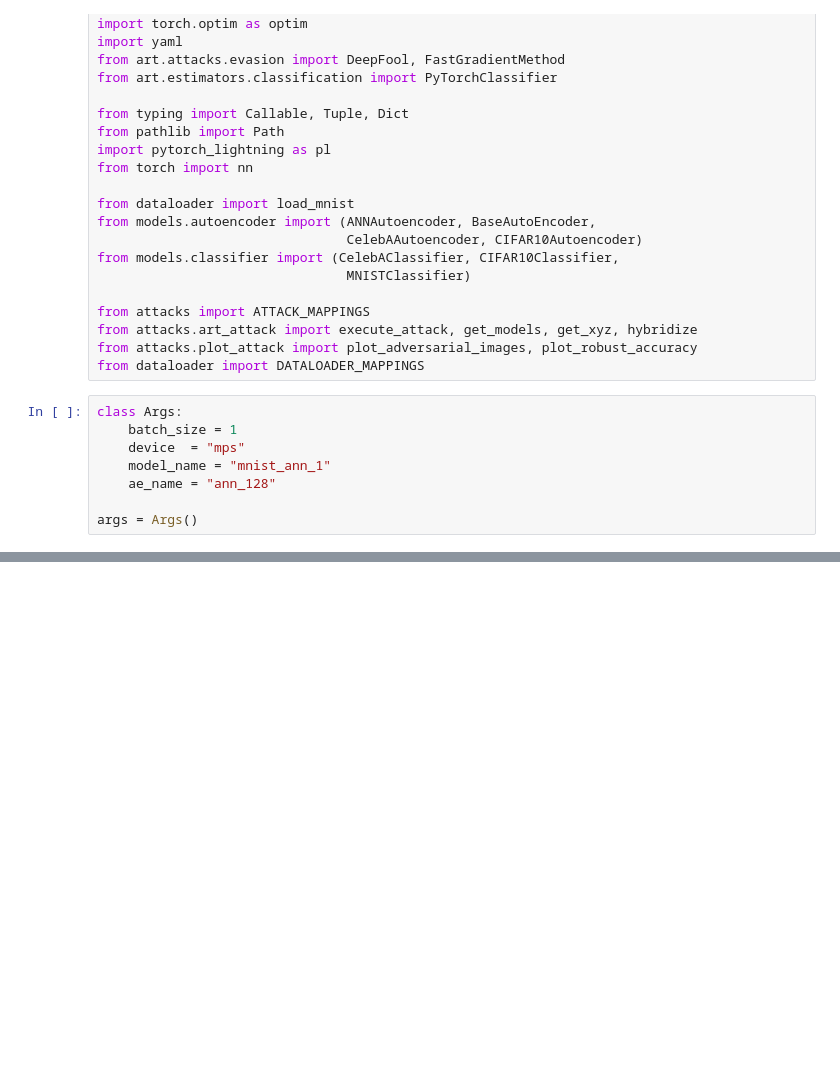
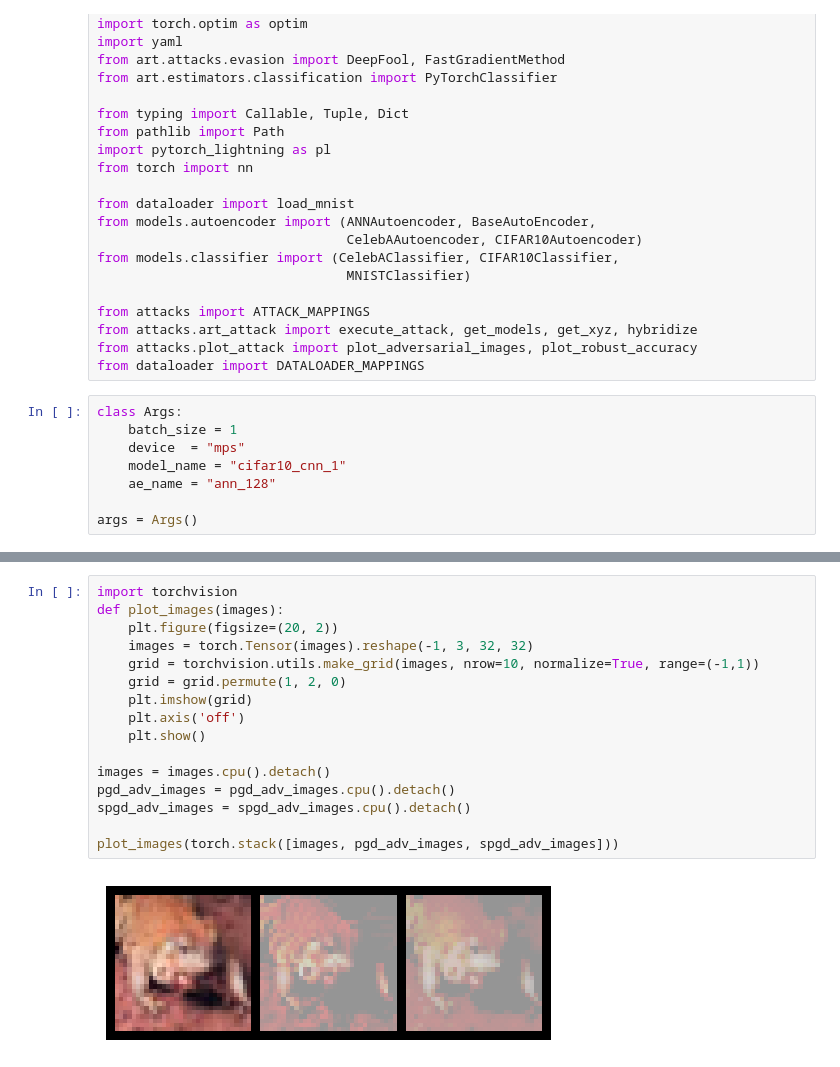
Before and after one commit to swainsubrat/SPAT, a Jupyter notebook: semantic_optimization_attack.ipynb, the cells around one changed output, grey strips where cells are left out. Cells and saved outputs as stored; diff of their text form; blank space fills up the shorter version.

```diff
--- a/semantic_optimization_attack.ipynb
+++ b/semantic_optimization_attack.ipynb
@@ -28,7 +28,7 @@ from dataloader import DATALOADER_MAPPINGS
 class Args:
     batch_size = 1
     device  = "mps"
-    model_name = "mnist_ann_1"
+    model_name = "cifar10_cnn_1"
     ae_name = "ann_128"
 
 args = Args()
@@ -190,0 +212,18 @@ Accuracy of test text: 36.363636 %
+# %%
+import torchvision
+def plot_images(images):
+    plt.figure(figsize=(20, 2))
+    images = torch.Tensor(images).reshape(-1, 3, 32, 32)
+    grid = torchvision.utils.make_grid(images, nrow=10, normalize=True, range=(-1,1))
+    grid = grid.permute(1, 2, 0)
+    plt.imshow(grid)
+    plt.axis('off')
+    plt.show()
+
+images = images.cpu().detach()
+pgd_adv_images = pgd_adv_images.cpu().detach()
+spgd_adv_images = spgd_adv_images.cpu().detach()
+
+plot_images(torch.stack([images, pgd_adv_images, spgd_adv_images]))
+# %% [output]
+[figure, added]
```
Also changed, not shown: parts of 4 cells of this notebook, 5 other files.
